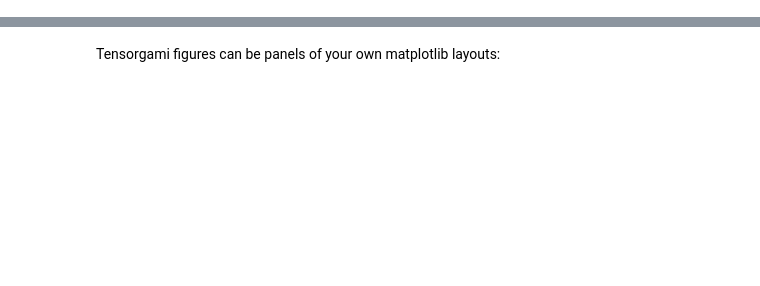
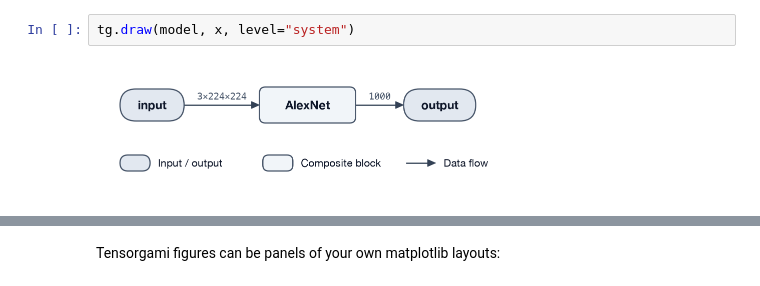
Before and after one commit to AndreiUtina/TensorGami, a Jupyter notebook: examples/alexnet.ipynb, the cells around one changed output, grey strips where cells are left out. Drawn from its saved outputs; the diff is of its cells as text; blank space fills up the shorter version.

```diff
--- a/examples/alexnet.ipynb
+++ b/examples/alexnet.ipynb
@@ -25,0 +28,4 @@ tg.draw(model, x, level="stages", style="origami")  # features → pool → flat
+# %%
+tg.draw(model, x, level="system")
+# %% [output]
+[figure, added]
```
Also changed, not shown: parts of 18 cells of this notebook.
